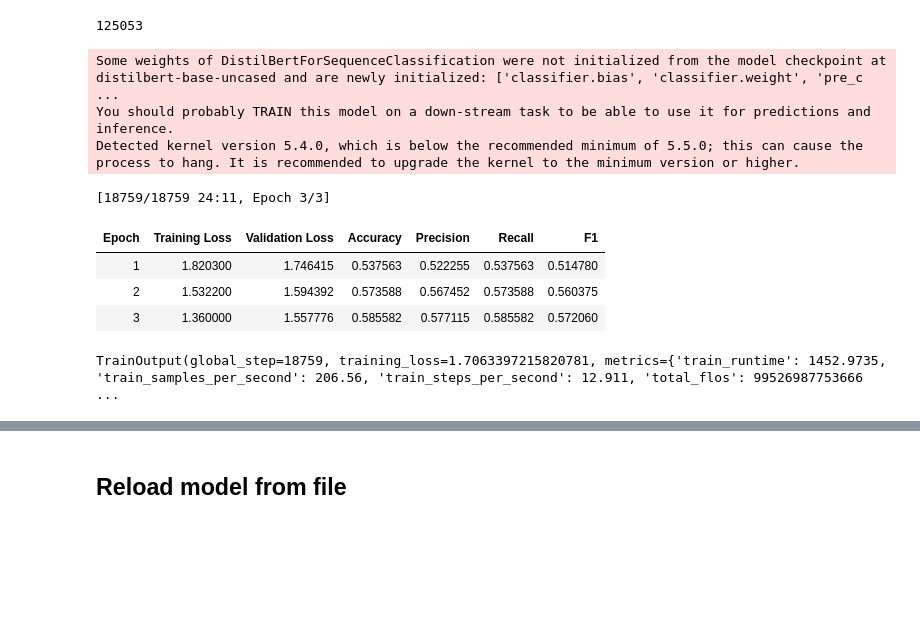
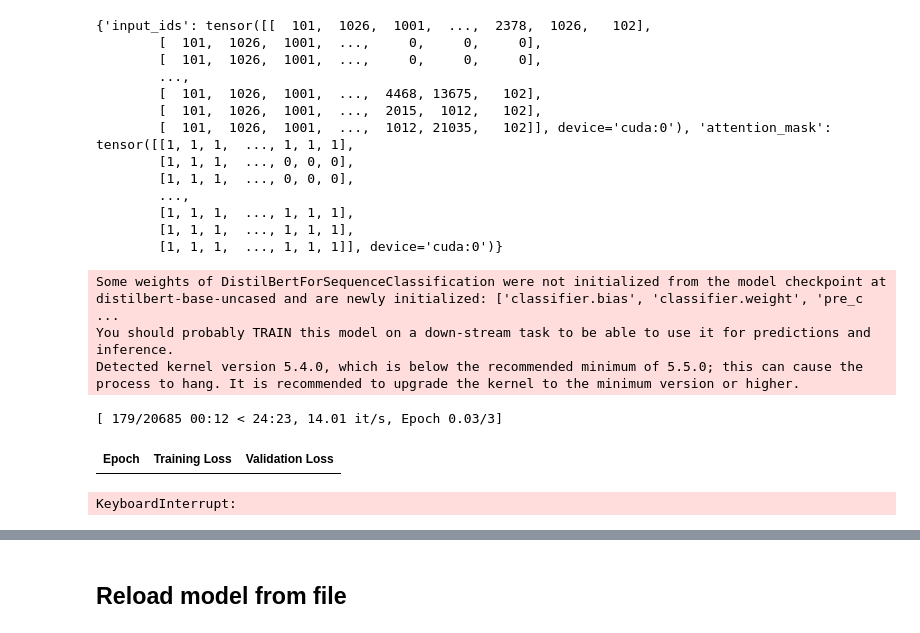
Before and after one commit to alessiogiovagnini/bug-triaging, a Jupyter notebook: testTraining.ipynb, the cells around one changed output, grey strips where cells are left out. Drawn from its saved outputs; the diff is of its cells as text; code cells hidden in the pictures; blank space fills up the shorter version.

Commit message:
edited training.py script

```diff
--- a/testTraining.ipynb
+++ b/testTraining.ipynb
@@ -31,11 +27,10 @@ import pandas as pd
 import cleaning_tool as ct
 
 # Load your dataset
-df = pd.read_csv('cleaned_output2.csv')
+df = pd.read_csv('training_set.csv')
 df = df.dropna()
 df = ct.filter_single_users(dataframe=df, min_pull=5)
 print(df.head())
-df
 # %% [output]
 [nltk_data] Downloading package punkt_tab to
 [nltk_data]     /home/SA24-G2/nltk_data...
@@ -81,4 +63,15 @@ df['input_text'] = "<#TITLE-START#> " + df['title'] + " <#TITLE-END#> <#BODY-STA
 
 # Split into input features (titles) and labels (encoded assignees)
 titles = df['input_text'].tolist()
+
+trainingSet = df[df['number'] < 185000]['input_text'].tolist()
+evaluationSet = df[ (185000 <= df['number']) & (df['number']< 210000)]['input_text'].tolist()
+testSet = df[ 21000 <= df['number']]['input_text'].tolist()
+
 labels = df['assignee_encoded'].tolist()
+
+trainingLabels = df[df['number'] < 185000]['assignee_encoded'].tolist()
+evaluationLabels = df[ (185000 <= df['number']) & (df['number']< 210000)]['assignee_encoded'].tolist()
+testLabels = df[ 21000 <= df['number']]['assignee_encoded'].tolist()
+
+print(len(trainingSet), len(evaluationSet), len(testSet))
@@ -112,23 +87,47 @@ tokenizer = AutoTokenizer.from_pretrained(model_name)
 
 # Tokenize the input titles
 # inputs = tokenizer(titles, padding=True, truncation=True, return_tensors='pt', max_length=128)
-inputs = tokenizer(titles, padding=True, truncation=True, return_tensors='pt', max_length=128).to("cuda")
+# inputs = tokenizer(titles, padding=True, truncation=True, return_tensors='pt', max_length=128).to("cuda")
+# %%
+inputs
+# %% [output]
+{'input_ids': tensor([[  101,  1026,  1001,  ...,  2378,  1026,   102],
+        [  101,  1026,  1001,  ...,     0,     0,     0],
+        [  101,  1026,  1001,  ...,     0,     0,     0],
+        ...,
+        [  101,  1026,  1001,  ...,  4468, 13675,   102],
+        [  101,  1026,  1001,  ...,  2015,  1012,   102],
+        [  101,  1026,  1001,  ...,  1012, 21035,   102]], device='cuda:0'), 'attention_mask': tensor([[1, 1, 1,  ..., 1, 1, 1],
+        [1, 1, 1,  ..., 0, 0, 0],
+        [1, 1, 1,  ..., 0, 0, 0],
+        ...,
+        [1, 1, 1,  ..., 1, 1, 1],
+        [1, 1, 1,  ..., 1, 1, 1],
+        [1, 1, 1,  ..., 1, 1, 1]], device='cuda:0')}
 # %%
 from datasets import Dataset
 
-# Create a Hugging Face dataset
-dataset = Dataset.from_dict({
+def makeDataset(current, labels):
+    inputs = tokenizer(current, padding=True, truncation=True, return_tensors='pt', max_length=128).to("cuda")
+
+    return Dataset.from_dict({
     'input_ids': inputs['input_ids'],
     'attention_mask': inputs['attention_mask'],
     'labels': labels
 })
 
-# Split the dataset into training and validation sets
-train_test = dataset.train_test_split(test_size=0.2)
-train_dataset = train_test['train']
-test_dataset = train_test['test']
+
+
+
+
+trainingSet = makeDataset(trainingSet, trainingLabels)
+evaluationSet =  makeDataset(evaluationSet, evaluationLabels)
+testSet =  makeDataset(testSet, testLabels)
+
+# # Split the dataset into training and validation sets
+# train_test = dataset.train_test_split(test_size=0.2)
+# train_dataset = train_test['train']
+# test_dataset = train_test['test']
-# %% [output]
-125053
 # %%
 import evaluate
 import numpy as np
@@ -164,39 +163,36 @@ model = AutoModelForSequenceClassification.from_pretrained(model_name, num_label
 # Define training arguments with early stopping and final model saving
 training_args = TrainingArguments(
     output_dir='./results',
     evaluation_strategy='epoch',  # Evaluate at the end of each epoch
     learning_rate=2e-5,
     per_device_train_batch_size=16,
     per_device_eval_batch_size=64,
     num_train_epochs=3,
     weight_decay=0.01,
     save_strategy='epoch',  # Save at the end of each epoch
     save_total_limit=1,  # Keep only the most recent model
     load_best_model_at_end=True,  # Automatically load the best model at the end
     metric_for_best_model='eval_loss',  # Use validation loss to select the best model
     greater_is_better=False,  # Lower loss is better
 )
 
 # Create the Trainer instance
 trainer = Trainer(
     model=model,
     args=training_args,
-    train_dataset=train_dataset,
-    eval_dataset=test_dataset,
+    train_dataset=trainingSet,
+    eval_dataset=evaluationSet,
     compute_metrics=compute_metrics,
     callbacks=[EarlyStoppingCallback(early_stopping_patience=2)],  # Early stopping with patience
 )
 
 # Train the model
 trainer.train()
 # %% [output]
 Some weights of DistilBertForSequenceClassification were not initialized from the model checkpoint at distilbert-base-uncased and are newly initialized: ['classifier.bias', 'classifier.weight', 'pre_c ...
 You should probably TRAIN this model on a down-stream task to be able to use it for predictions and inference.
 Detected kernel version 5.4.0, which is below the recommended minimum of 5.5.0; this can cause the process to hang. It is recommended to upgrade the kernel to the minimum version or higher.
-[18759/18759 24:11, Epoch 3/3]
+[ 179/20685 00:12 < 24:23, 14.01 it/s, Epoch 0.03/3]
-| Epoch | Training Loss | Validation Loss | Accuracy | Precision | Recall | F1 |
-| 1 | 1.820300 | 1.746415 | 0.537563 | 0.522255 | 0.537563 | 0.514780 |
-| 2 | 1.532200 | 1.594392 | 0.573588 | 0.567452 | 0.573588 | 0.560375 |
-| 3 | 1.360000 | 1.557776 | 0.585582 | 0.577115 | 0.585582 | 0.572060 |
+| Epoch | Training Loss | Validation Loss |
-TrainOutput(global_step=18759, training_loss=1.7063397215820781, metrics={'train_runtime': 1452.9735, 'train_samples_per_second': 206.56, 'train_steps_per_second': 12.911, 'total_flos': 99526987753666 ...
+KeyboardInterrupt:
 # %%
```
Also changed, not shown: parts of 8 cells of this notebook, 1 other file.
